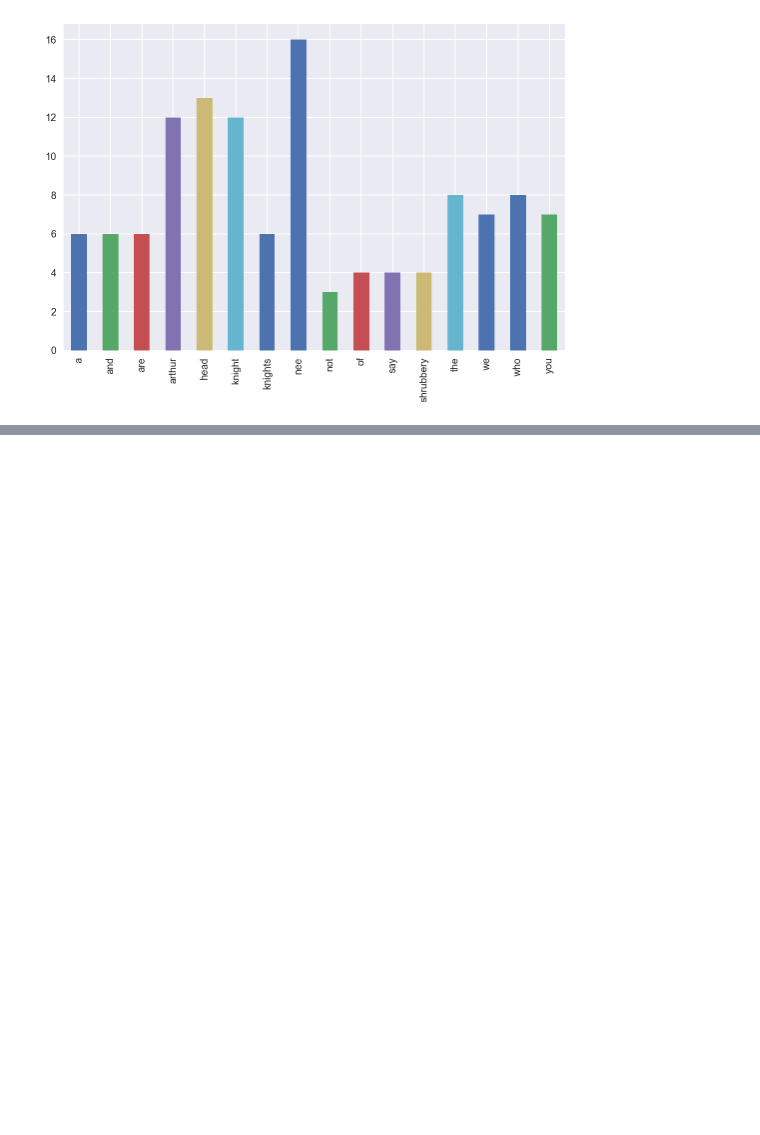
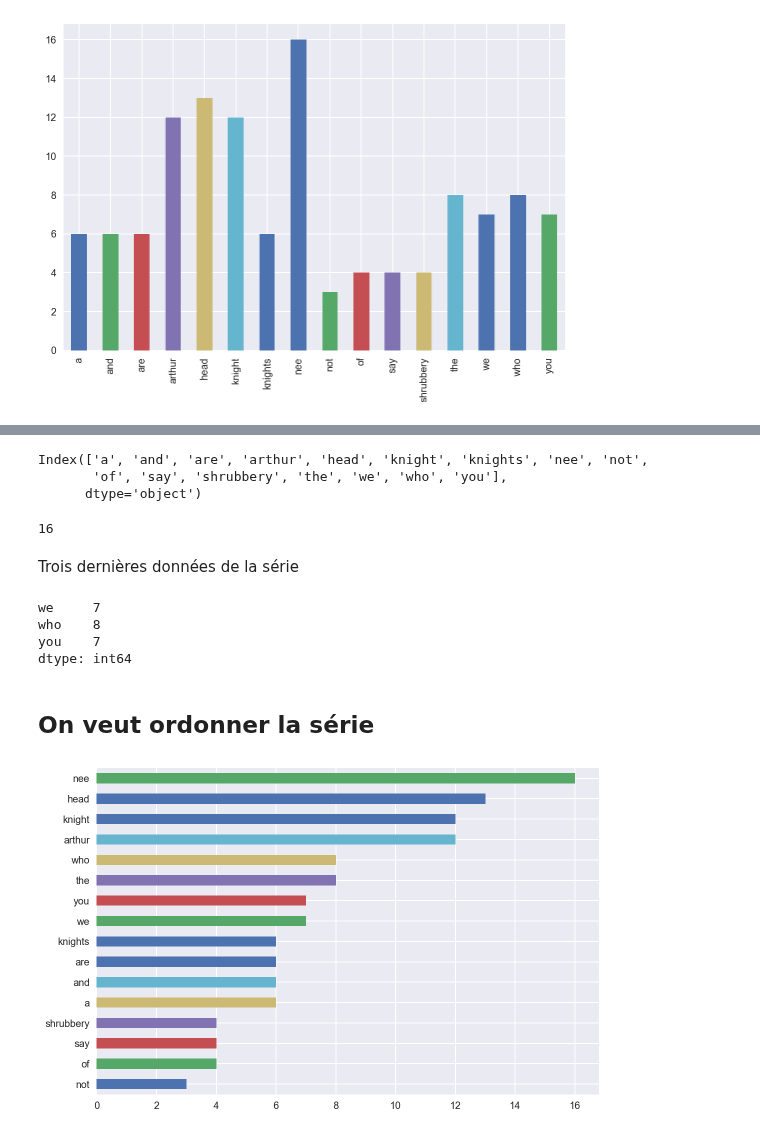
Before and after one commit to fitzinger/cours-python, a Jupyter notebook: 07-CoursPython-pandas/07-CoursPython-pandas.ipynb, the cells around one changed output, grey strips where cells are left out. Drawn from its saved outputs; the diff is of its cells as text; code cells hidden in the pictures; blank space fills up the shorter version.

```diff
--- a/07-CoursPython-pandas/07-CoursPython-pandas.ipynb
+++ b/07-CoursPython-pandas/07-CoursPython-pandas.ipynb
@@ -153,0 +116,2 @@ Counter({'a': 6,
+# %%
+nee2 = nee
@@ -153,0 +120,3 @@ Counter({'a': 6,
+# %%
+for s in '.', '!', ',', '?', ':', '[', ']':
+    nee2 = nee2.replace(s, '')
@@ -153,0 +125,2 @@ Counter({'a': 6,
+# %%
+nee2 = nee2.lower().split()
@@ -153,0 +129,3 @@ Counter({'a': 6,
+# %%
+from collections import Counter
+c = Counter(nee2)
@@ -394,0 +199,24 @@ display(map1)
+# %%
+print(words.index)  # Pour rappel
+words["nee"]
+# %% [output]
+Index(['a', 'and', 'are', 'arthur', 'head', 'knight', 'knights', 'nee', 'not',
+       'of', 'say', 'shrubbery', 'the', 'we', 'who', 'you'],
+      dtype='object')
+16
+# %% [markdown]
+Trois dernières données de la série
+# %%
+words[-3:]
+# %% [output]
+we     7
+who    8
+you    7
+dtype: int64
+# %% [markdown]
+## On veut ordonner la série
+# %%
+words.sort_values(inplace=True)
+words.plot(kind='barh');  # On change pour un histogramme horizontal
+# %% [output]
+[figure, added]
```
Also changed, not shown: parts of 96 cells of this notebook.
